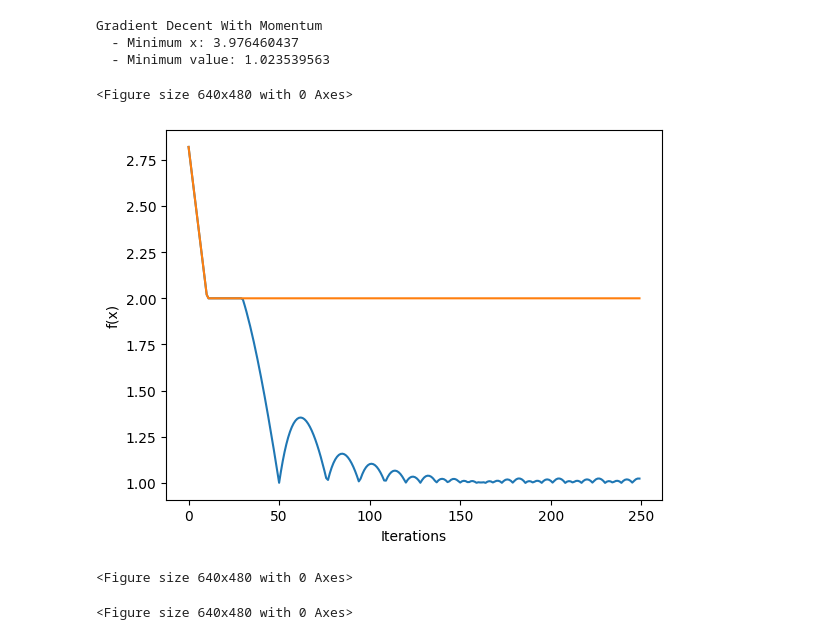
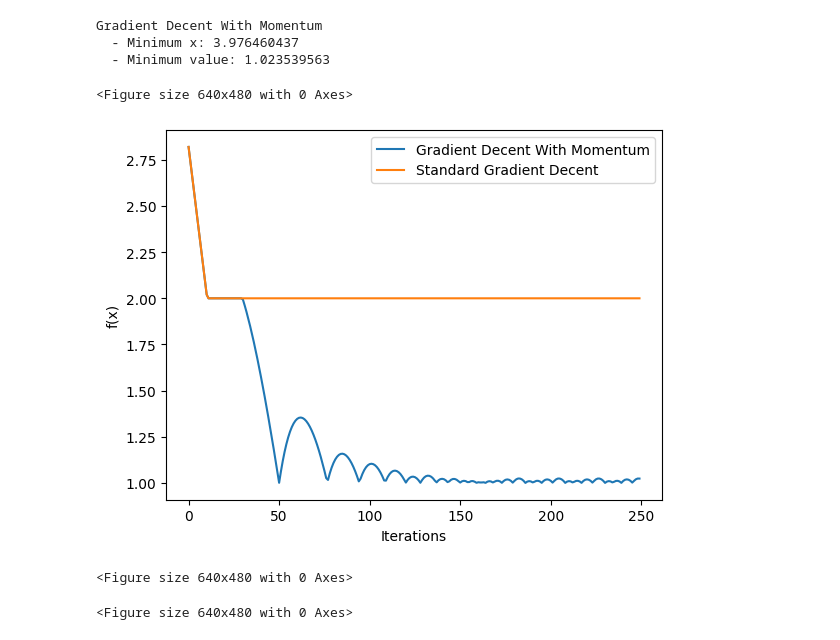
Before and after one commit to carterharrison/math156, a Jupyter notebook: hw3/problem1.ipynb, the cells around one changed output. Cells and saved outputs as stored; diff of their text form; code cells hidden in the pictures.

```diff
--- a/hw3/problem1.ipynb
+++ b/hw3/problem1.ipynb
@@ -101,13 +101,14 @@ Gradient Decent With Momentum
   - Minimum x: 3.976460437
   - Minimum value: 1.023539563
 # %%
-plt.plot(gd_wm.y_over_it)
-plt.plot(gd.y_over_it)
+plt.plot(gd_wm.y_over_it, label="Gradient Decent With Momentum")
+plt.plot(gd.y_over_it, label="Standard Gradient Decent")
 plt.xlabel("Iterations")
 plt.ylabel("f(x)")
+plt.legend()
 plt.figure()
 # %% [output]
 <Figure size 640x480 with 0 Axes>
-[figure, old version]
+[figure, new version]
 <Figure size 640x480 with 0 Axes>
 # %%
```
Also changed, not shown: parts of 1 cell of this notebook, 6 other files.
